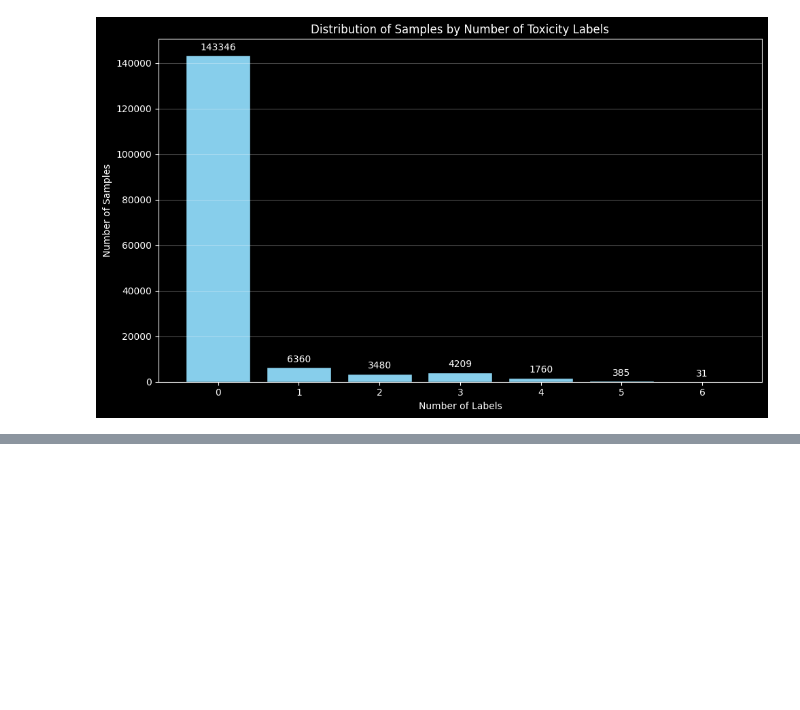
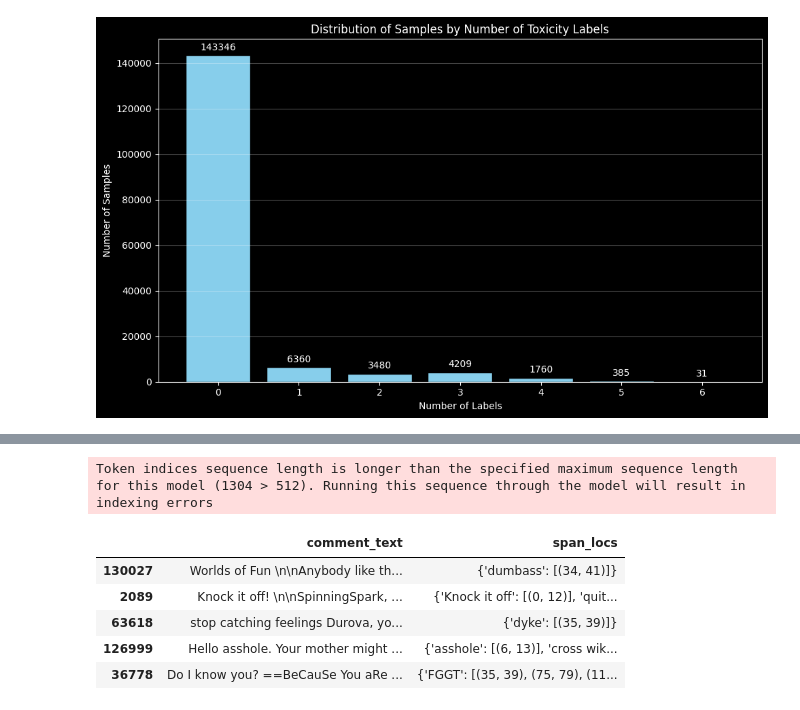
Before and after one commit to sidnb13/moonshots, a Jupyter notebook: toxicity_verifiers/toxicity_verifiers_v2.ipynb, the cells around one changed output, grey strips where cells are left out. Drawn from its saved outputs; the diff is of its cells as text; code cells hidden in the pictures; blank space fills up the shorter version.

Commit message:
build: update dependencies, improve benchmarking, and enhance dataset utils

```diff
--- a/toxicity_verifiers.ipynb
+++ b/toxicity_verifiers/toxicity_verifiers_v2.ipynb
@@ -291,0 +170,17 @@ df.to_parquet(f"assets/toxicity_verifiers_bucket_{bucket}.parquet")
+# %%
+# how many toxic classes active
+bucket = 1
+nsamples = 100
+# %%
+def build_request(row):
+    return {
+        "prompt": row.comment_text,
+        "api_name": f"verifiers.{row.id}",
+        "system_prompt": TOXIC_SPANS_PROMPT,
+    }
+
+
+sampled_rows = category_buckets[bucket].sample(nsamples)
+indices = sampled_rows.index.tolist()
+
+requests = [build_request(row) for row in sampled_rows.itertuples(index=False)]
@@ -291,0 +272,33 @@ df.to_parquet(f"assets/toxicity_verifiers_bucket_{bucket}.parquet")
+# %%
+from transformers import AutoTokenizer
+
+tokenizer = AutoTokenizer.from_pretrained("bert-base-uncased")
+
+sampled_rows["target_words"] = sampled_rows["toxic_spans"].apply(sanitize_extract)
+sampled_rows["span_locs"] = sampled_rows.apply(
+    lambda row: regex_span_locations(row["target_words"], row["comment_text"]),
+    axis=1,
+)
+
+token_mask_labels = sampled_rows.apply(
+    lambda row: token_level_multihot_labels(
+        tokenizer, row["span_locs"], row["comment_text"]
+    )[0],
+    axis=1,
+)
+
+sampled_rows["token_mask_labels"] = token_mask_labels
+# %% [output]
+Token indices sequence length is longer than the specified maximum sequence length for this model (1304 > 512). Running this sequence through the model will result in indexing errors
+# %%
+# Set display options to make the output wider
+pd.set_option('display.max_colwidth', None)
+pd.set_option('display.width', None)
+sampled_rows[["comment_text", "span_locs"]].head(5)
+# %% [output]
+|  | comment_text | span_locs |
+| 130027 | Worlds of Fun \n\nAnybody like th... | {'dumbass': [(34, 41)]} |
+| 2089 | Knock it off! \n\nSpinningSpark, ... | {'Knock it off': [(0, 12)], 'quit... |
+| 63618 | stop catching feelings Durova, yo... | {'dyke': [(35, 39)]} |
+| 126999 | Hello asshole. Your mother might ... | {'asshole': [(6, 13)], 'cross wik... |
+| 36778 | Do I know you? ==BeCauSe You aRe ... | {'FGGT': [(35, 39), (75, 79), (11... |
```
Also changed, not shown: parts of 16 cells of this notebook, 5 other files.
